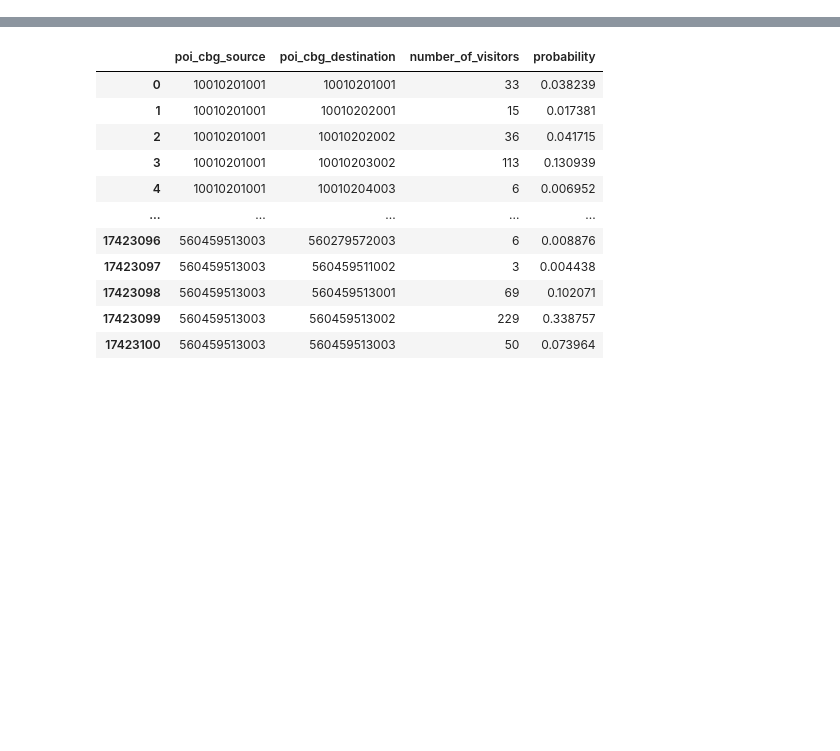
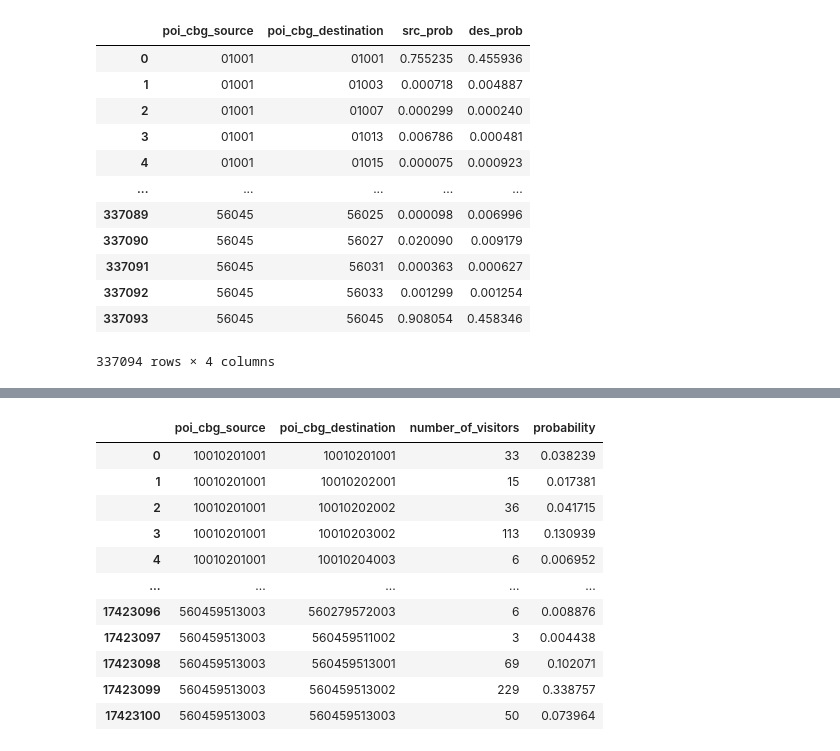
Before and after one commit to RuochenKong/Compartmental-Infectious-Disease-Simulation, a Jupyter notebook: process_cbg2cbg.ipynb, the cells around one changed output, grey strips where cells are left out. Drawn from its saved outputs; the diff is of its cells as text; code cells hidden in the pictures; blank space fills up the shorter version.

```diff
--- a/process_cbg2cbg.ipynb
+++ b/process_cbg2cbg.ipynb
@@ -4,0 +29,29 @@ import pandas as pd
+# %%
+sum_des = tran_cum_df.groupby('poi_cbg_source')['des_prob'].sum()
+sum_des = sum_des.rename('cum_des')
+cum_df = tran_cum_df.join(sum_des, on = 'poi_cbg_source')
+# %%
+sum_src = tran_cum_df.groupby('poi_cbg_destination')['src_prob'].sum()
+sum_src = sum_src.rename('cum_src')
+cum_df = cum_df.join(sum_src, on = 'poi_cbg_destination')
+# %%
+cum_df['src_prob'] = cum_df['src_prob']/cum_df['cum_src']
+# %%
+cum_df['des_prob'] = cum_df['des_prob']/cum_df['cum_des']
+# %%
+cum_df = cum_df[['poi_cbg_source','poi_cbg_destination','src_prob', 'des_prob']].reset_index(drop = True)
+cum_df
+# %% [output]
+|  | poi_cbg_source | poi_cbg_destination | src_prob | des_prob |
+| 0 | 01001 | 01001 | 0.755235 | 0.455936 |
+| 1 | 01001 | 01003 | 0.000718 | 0.004887 |
+| 2 | 01001 | 01007 | 0.000299 | 0.000240 |
+| 3 | 01001 | 01013 | 0.006786 | 0.000481 |
+| 4 | 01001 | 01015 | 0.000075 | 0.000923 |
+| ... | ... | ... | ... | ... |
+| 337089 | 56045 | 56025 | 0.000098 | 0.006996 |
+| 337090 | 56045 | 56027 | 0.020090 | 0.009179 |
+| 337091 | 56045 | 56031 | 0.000363 | 0.000627 |
+| 337092 | 56045 | 56033 | 0.001299 | 0.001254 |
+| 337093 | 56045 | 56045 | 0.908054 | 0.458346 |
+337094 rows × 4 columns
```
Also changed, not shown: parts of 9 cells of this notebook, 51 other files.
